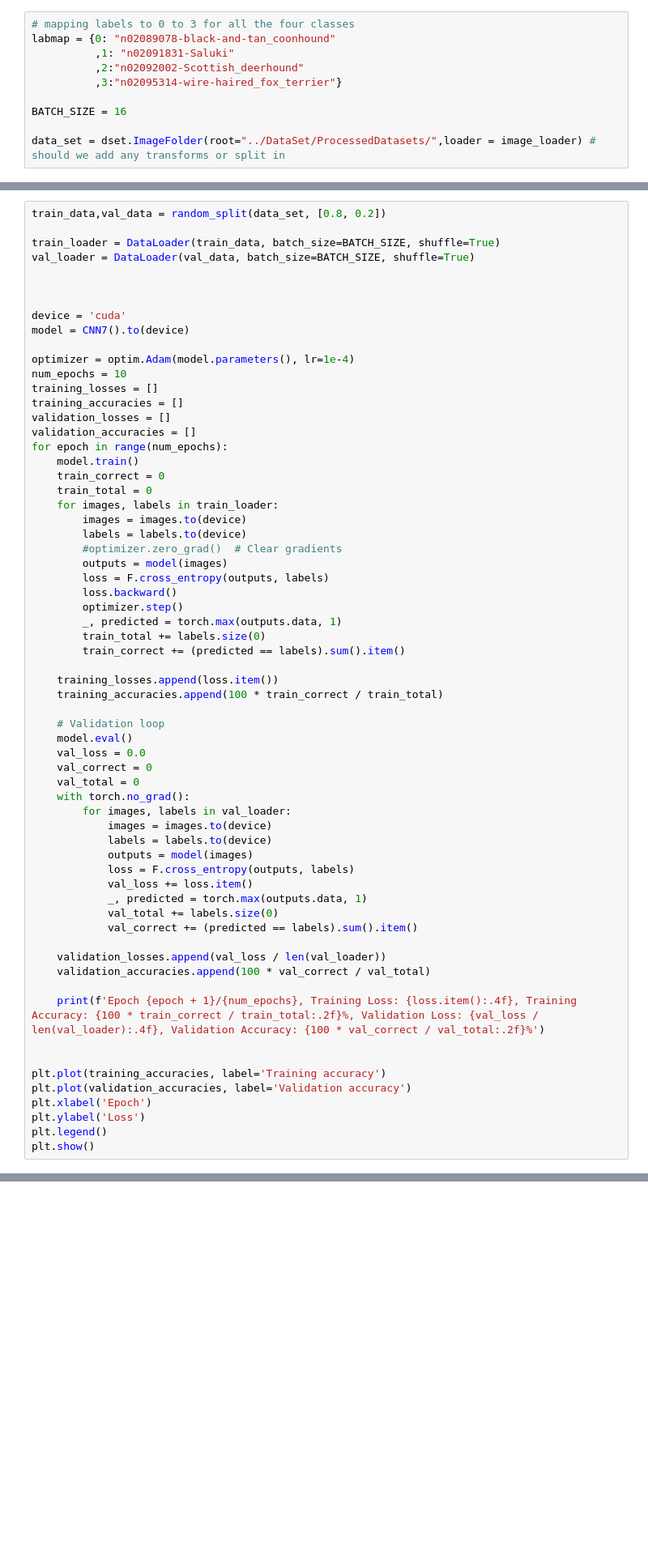
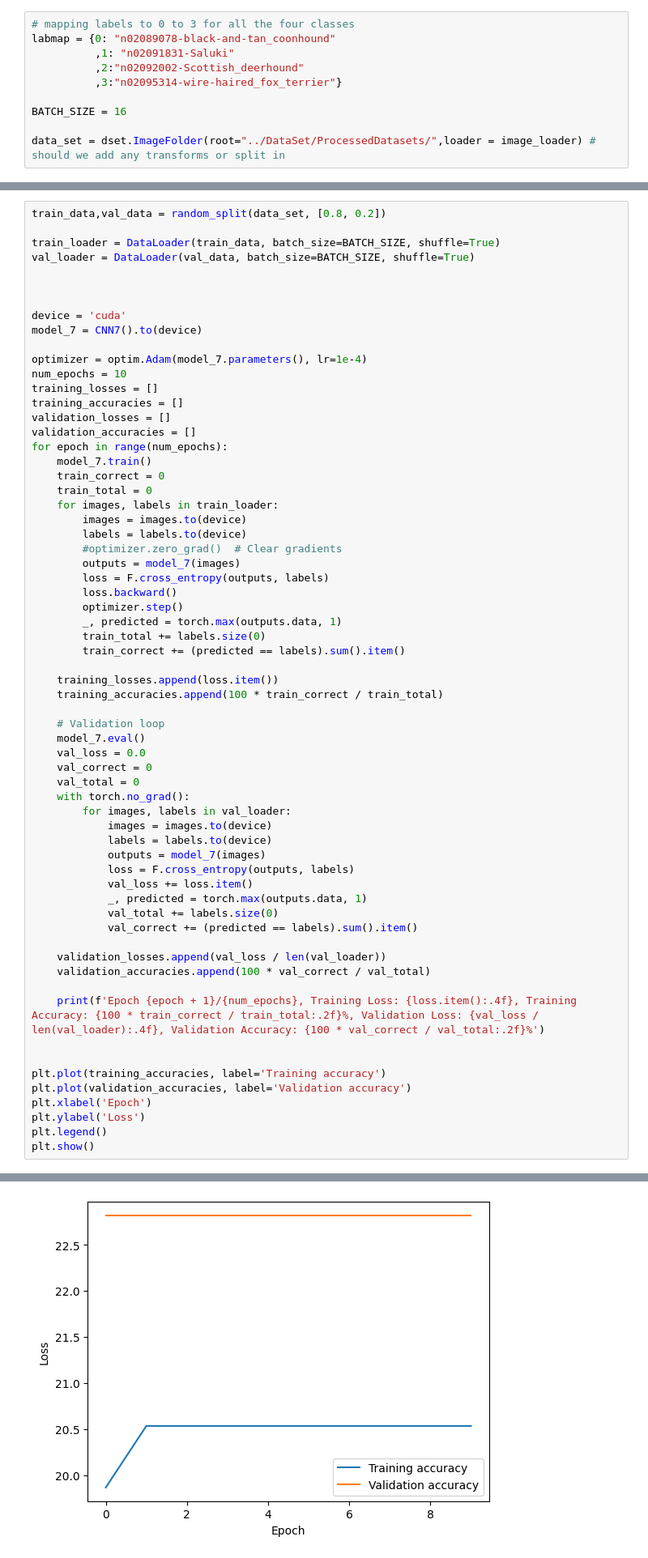
Before and after one commit to yagnaVNK/Data-Mining-1, a Jupyter notebook: Assignment3/Assignment3.ipynb, the cells around one changed output, grey strips where cells are left out. Shown at 81% size. Saved outputs shown, nothing was run; the diff lists cells and outputs as text; blank space fills up the shorter version.

```diff
--- a/Assignment3/Assignment3.ipynb
+++ b/Assignment3/Assignment3.ipynb
@@ -321,23 +349,23 @@ val_loader = DataLoader(val_data, batch_size=BATCH_SIZE, shuffle=True)
 
 
 device = 'cuda'
-model = CNN7().to(device)
+model_7 = CNN7().to(device)
 
-optimizer = optim.Adam(model.parameters(), lr=1e-4)
+optimizer = optim.Adam(model_7.parameters(), lr=1e-4)
 num_epochs = 10
 training_losses = []
 training_accuracies = []
 validation_losses = []
 validation_accuracies = []
 for epoch in range(num_epochs):
-    model.train()
+    model_7.train()
     train_correct = 0
     train_total = 0
     for images, labels in train_loader:
         images = images.to(device)
         labels = labels.to(device)
         #optimizer.zero_grad()  # Clear gradients
-        outputs = model(images)
+        outputs = model_7(images)
         loss = F.cross_entropy(outputs, labels)
         loss.backward()
         optimizer.step()
@@ -349,7 +377,7 @@ for epoch in range(num_epochs):
     training_accuracies.append(100 * train_correct / train_total)
 
     # Validation loop
-    model.eval()
+    model_7.eval()
     val_loss = 0.0
     val_correct = 0
     val_total = 0
@@ -357,7 +385,7 @@ for epoch in range(num_epochs):
         for images, labels in val_loader:
             images = images.to(device)
             labels = labels.to(device)
-            outputs = model(images)
+            outputs = model_7(images)
             loss = F.cross_entropy(outputs, labels)
             val_loss += loss.item()
             _, predicted = torch.max(outputs.data, 1)
@@ -376,3 +404,4 @@ plt.xlabel('Epoch')
 plt.ylabel('Loss')
 plt.legend()
 plt.show()
+# %% [output]
@@ -378,0 +418 @@ plt.show()
+[figure, added]
```
Also changed, not shown: parts of 4 cells of this notebook.
